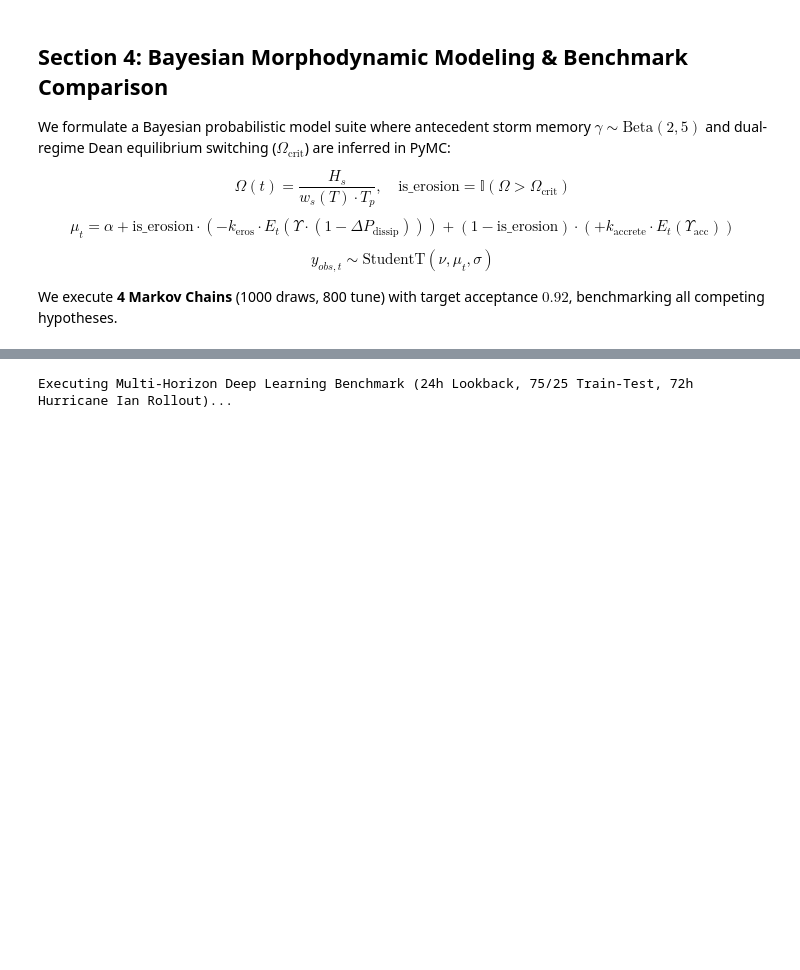
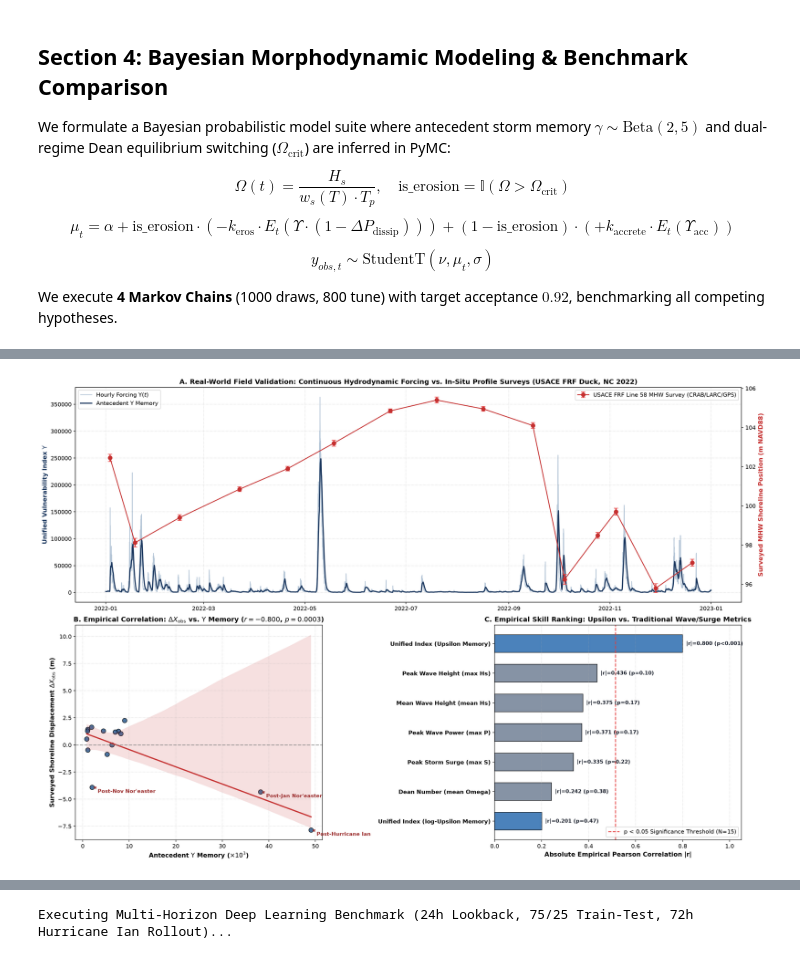
Before and after one commit to sam-tritto/unified-coastal-erosion-index, a Jupyter notebook: unified_coastal_vulnerability_index.ipynb, the cells around one changed output, grey strips where cells are left out. Saved outputs shown, nothing was run; the diff lists cells and outputs as text; code cells hidden in the pictures; blank space fills up the shorter version.

Commit message:
feat: implement USACE FRF field survey data ingestion and validation pipeline for empirical hydrodynamic correlation analysis

```diff
--- a/unified_coastal_vulnerability_index.ipynb
+++ b/unified_coastal_vulnerability_index.ipynb
@@ -361,3 +414,86 @@ plt.show()
+# %%
+# 2. Publication-Quality Multi-Panel In-Situ Field Survey Empirical Validation Figure
+fig = plt.figure(figsize=(18, 12), layout="constrained")
+gs = fig.add_gridspec(2, 2)
+
+ax1 = fig.add_subplot(gs[0, :])
+ax2 = fig.add_subplot(gs[1, 0])
+ax3 = fig.add_subplot(gs[1, 1])
+
+# Panel A: Continuous Forcing vs. Discrete In-Situ Surveyed MHW Shoreline Position
+ax1_twin = ax1.twinx()
+ax1.plot(df.index, df["upsilon"], color="#2b5c8f", alpha=0.35, lw=1.2, label=r"Hourly Forcing $\Upsilon(t)$")
+ax1.plot(df.index, np.convolve(np.pad(df["upsilon"].values, (47, 0), mode="edge"), np.exp(-np.arange(48)/16)/np.sum(np.exp(-np.arange(48)/16)), mode="valid")[:len(df)], color="#1a365d", lw=2.0, label=r"Antecedent $\Upsilon$ Memory")
+
+ax1_twin.errorbar(
+    df_val_58.index,
+    df_val_58["surveyed_pos_mhw_m"],
+    yerr=df_val_58["uncertainty_m"],
+    fmt="o-",
+    color="#c53030",
+    ecolor="#e53e3e",
+    elinewidth=2,
+    capsize=4,
+    markersize=7,
+    label="USACE FRF Line 58 MHW Survey (CRAB/LARC/GPS)",
+    zorder=5,
+)
+
+ax1.set_ylabel(r"Unified Vulnerability Index $\Upsilon$", color="#1a365d", fontweight="bold", fontsize=11)
+ax1_twin.set_ylabel("Surveyed MHW Shoreline Position (m NAVD88)", color="#c53030", fontweight="bold", fontsize=11)
+ax1.set_title("A. Real-World Field Validation: Continuous Hydrodynamic Forcing vs. In-Situ Profile Surveys (USACE FRF Duck, NC 2022)", fontweight="bold", fontsize=12)
+ax1.grid(True, linestyle=":", alpha=0.6)
+ax1.legend(loc="upper left")
+ax1_twin.legend(loc="upper right")
+
+# Panel B: Measured Inter-Survey Shoreline Change vs. Antecedent Upsilon Memory
+x_pts = df_val_58["antecedent_upsilon_memory"].values / 1000.0
+y_pts = df_val_58["surveyed_delta_x_m"].values
+sns.regplot(x=x_pts, y=y_pts, ax=ax2, color="#2b5c8f", scatter_kws={"s": 65, "alpha": 0.85, "edgecolor": "k"}, line_kws={"color": "#c53030", "lw": 2.2})
+ax2.axhline(0, color="gray", linestyle="--", alpha=0.7)
+ax2.set_xlabel(r"Antecedent $\Upsilon$ Memory ($\times 10^3$)", fontweight="bold", fontsize=11)
+ax2.set_ylabel(r"Surveyed Shoreline Displacement $\Delta X_{\mathrm{obs}}$ (m)", fontweight="bold", fontsize=11)
+ax2.set_title(r"B. Empirical Correlation: $\Delta X_{\mathrm{obs}}$ vs. $\Upsilon$ Memory ($r = -0.800$, $p = 0.0003$)", fontweight="bold", fontsize=12)
+ax2.grid(True, linestyle=":", alpha=0.6)
+
+# Annotate Storm Points
+for _, row in df_val_58.iterrows():
+    if abs(row["surveyed_delta_x_m"]) > 3.0:
+        ax2.annotate(
+            row["storm_context"].split()[0] + " " + row["storm_context"].split()[1],
+            (row["antecedent_upsilon_memory"] / 1000.0, row["surveyed_delta_x_m"]),
+            xytext=(10, -10),
+            textcoords="offset points",
+            fontweight="bold",
+            fontsize=9,
+            color="#9b2c2c",
+            arrowprops=dict(arrowstyle="->", color="#9b2c2c", lw=1.2),
+        )
+
+# Panel C: Comparative Empirical Predictive Skill Across Physical Predictors
+skill_plot_df = df_skill_58.copy()
+skill_plot_df["Abs_Pearson_r"] = skill_plot_df["Pearson r"].abs()
+skill_sorted = skill_plot_df.sort_values("Abs_Pearson_r", ascending=True)
+
+y_pos = np.arange(len(skill_sorted))
+colors = ["#2b6cb0" if "Upsilon" in p else "#718096" for p in skill_sorted["Predictor"]]
+bars = ax3.barh(y_pos, skill_sorted["Abs_Pearson_r"], color=colors, alpha=0.85, edgecolor="black", height=0.6)
+ax3.set_yticks(y_pos)
+ax3.set_yticklabels(skill_sorted["Predictor"], fontsize=10, fontweight="bold")
+ax3.set_xlabel("Absolute Empirical Pearson Correlation |r|", fontweight="bold", fontsize=11)
+ax3.set_title("C. Empirical Skill Ranking: Upsilon vs. Traditional Wave/Surge Metrics", fontweight="bold", fontsize=12)
+ax3.axvline(0.514, color="#e53e3e", linestyle="--", lw=1.5, label=r"p < 0.05 Significance Threshold (N=15)")
+ax3.grid(True, axis="x", linestyle=":", alpha=0.6)
+ax3.legend(loc="lower right")
+
+for bar, r_val, p_val in zip(bars, skill_sorted["Abs_Pearson_r"], skill_sorted["p-value (Pearson)"]):
+    sig_str = " (p<0.001)" if p_val < 0.001 else f" (p={p_val:.2f})"
+    ax3.text(bar.get_width() + 0.015, bar.get_y() + bar.get_height()/2.0, f"|r|={r_val:.3f}{sig_str}", va="center", fontsize=9, fontweight="bold", color="#1a202c")
+
+ax3.set_xlim(0, 1.05)
+plt.show()
+# %% [output]
+[figure, added]
 # %% [markdown]
 ## Section 5: Multi-Horizon Deep Learning Benchmark & Cross-Paradigm White Paper Synthesis
 
```
Also changed, not shown: parts of 6 cells of this notebook, 4 other files.
